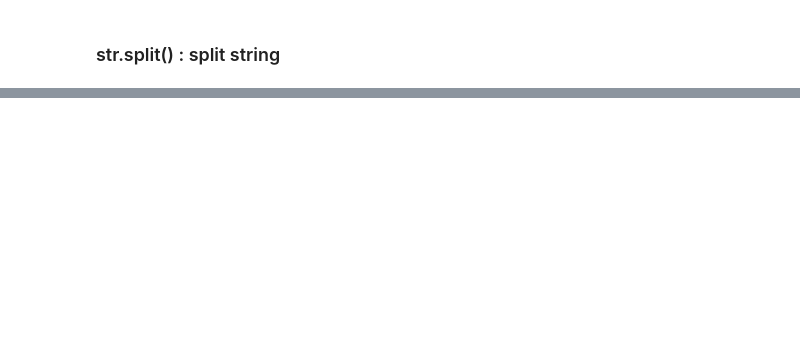
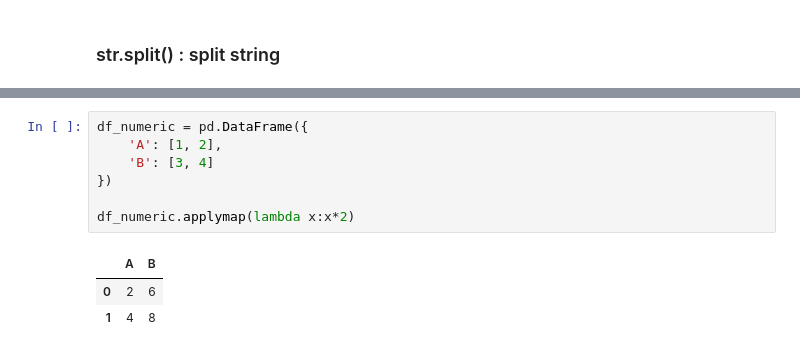
Before and after one commit to RealHaroon/Data-Analytics, a Jupyter notebook: Notebooks/Pandas/DataFrame Functions.ipynb, the cells around one changed output, grey strips where cells are left out. Drawn from its saved outputs; the diff is of its cells as text; blank space fills up the shorter version.

```diff
--- a/Notebooks/Pandas/DataFrame Functions.ipynb
+++ b/Notebooks/Pandas/DataFrame Functions.ipynb
@@ -394,0 +854,11 @@ Name: Name, dtype: object
+# %%
+df_numeric = pd.DataFrame({
+    'A': [1, 2],
+    'B': [3, 4]
+})
+
+df_numeric.applymap(lambda x:x*2)
+# %% [output]
+|  | A | B |
+| 0 | 2 | 6 |
+| 1 | 4 | 8 |
```
Also changed, not shown: parts of 100 cells of this notebook, 1 other file.
